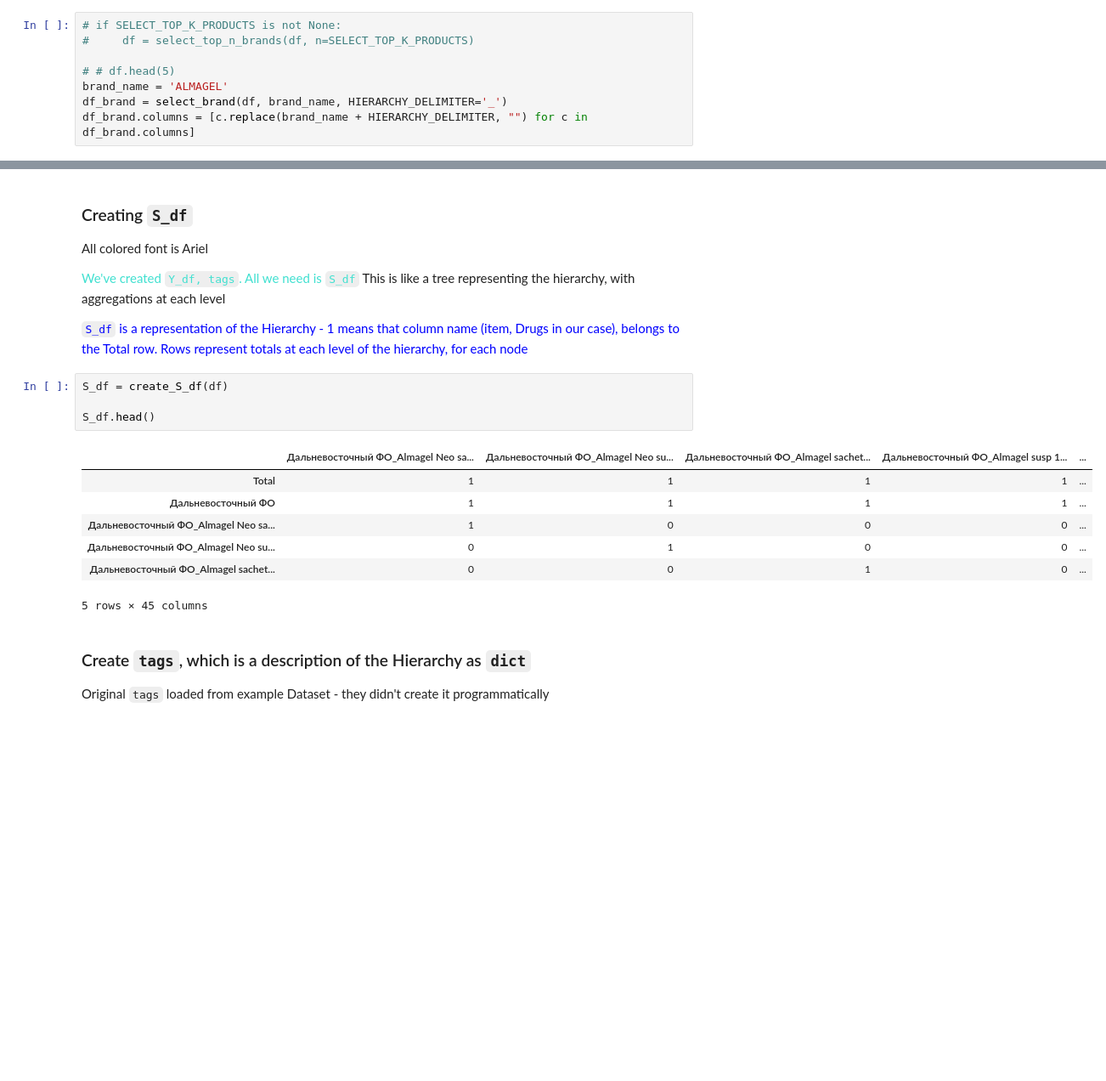
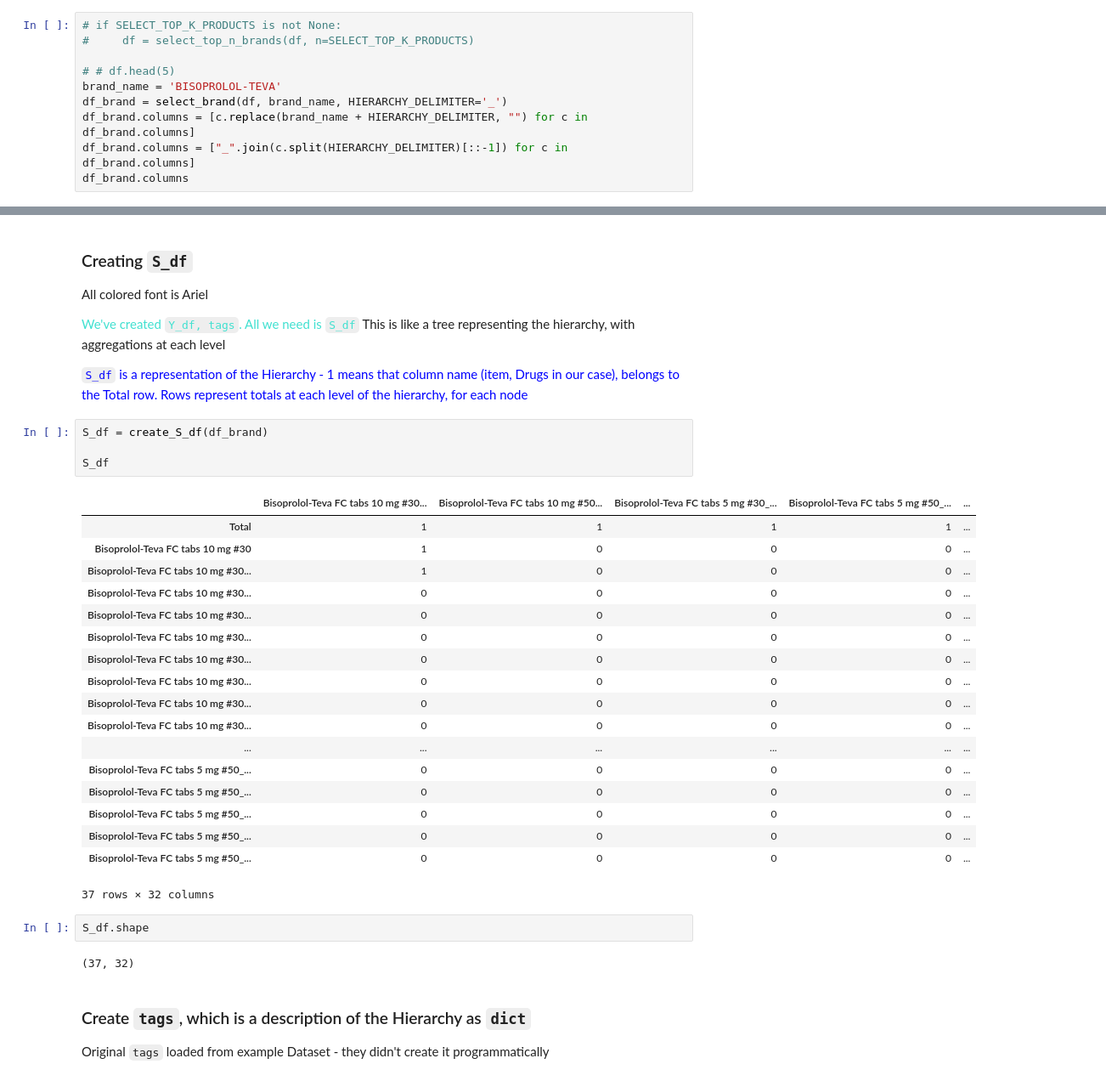
Before and after one commit to ariellubonja/hierarchical-time-series, a Jupyter notebook: hierarchical_ts_testing.ipynb, the cells around one changed output, grey strips where cells are left out. Shown at 85% size. Saved outputs shown, nothing was run; the diff lists cells and outputs as text; blank space fills up the shorter version.

```diff
--- a/hierarchical_ts_testing.ipynb
+++ b/hierarchical_ts_testing.ipynb
@@ -83,6 +92,8 @@ Saves compute
 #     df = select_top_n_brands(df, n=SELECT_TOP_K_PRODUCTS)
 
 # # df.head(5)
-brand_name = 'ALMAGEL'
+brand_name = 'BISOPROLOL-TEVA'
 df_brand = select_brand(df, brand_name, HIERARCHY_DELIMITER='_')
 df_brand.columns = [c.replace(brand_name + HIERARCHY_DELIMITER, "") for c in df_brand.columns]
+df_brand.columns = ["_".join(c.split(HIERARCHY_DELIMITER)[::-1]) for c in df_brand.columns]
+df_brand.columns
@@ -157,17 +231,32 @@ This is like a tree representing the hierarchy, with aggregations at each level
 
 <font color='blue'>`S_df` is a representation of the Hierarchy - 1 means that column name (item, Drugs in our case), belongs to the Total row. Rows represent totals at each level of the hierarchy, for each node</font>
 # %%
-S_df = create_S_df(df)
+S_df = create_S_df(df_brand)
 
-S_df.head()
+S_df
 # %% [output]
-|  | Дальневосточный ФО_Almagel Neo sa... | Дальневосточный ФО_Almagel Neo su... | Дальневосточный ФО_Almagel sachet... | Дальневосточный ФО_Almagel susp 1... | ... |
+|  | Bisoprolol-Teva FC tabs 10 mg #30... | Bisoprolol-Teva FC tabs 10 mg #50... | Bisoprolol-Teva FC tabs 5 mg #30_... | Bisoprolol-Teva FC tabs 5 mg #50_... | ... |
 | Total | 1 | 1 | 1 | 1 | ... |
-| Дальневосточный ФО | 1 | 1 | 1 | 1 | ... |
-| Дальневосточный ФО_Almagel Neo sa... | 1 | 0 | 0 | 0 | ... |
-| Дальневосточный ФО_Almagel Neo su... | 0 | 1 | 0 | 0 | ... |
-| Дальневосточный ФО_Almagel sachet... | 0 | 0 | 1 | 0 | ... |
+| Bisoprolol-Teva FC tabs 10 mg #30 | 1 | 0 | 0 | 0 | ... |
+| Bisoprolol-Teva FC tabs 10 mg #30... | 1 | 0 | 0 | 0 | ... |
+| Bisoprolol-Teva FC tabs 10 mg #30... | 0 | 0 | 0 | 0 | ... |
+| Bisoprolol-Teva FC tabs 10 mg #30... | 0 | 0 | 0 | 0 | ... |
+| Bisoprolol-Teva FC tabs 10 mg #30... | 0 | 0 | 0 | 0 | ... |
+| Bisoprolol-Teva FC tabs 10 mg #30... | 0 | 0 | 0 | 0 | ... |
+| Bisoprolol-Teva FC tabs 10 mg #30... | 0 | 0 | 0 | 0 | ... |
+| Bisoprolol-Teva FC tabs 10 mg #30... | 0 | 0 | 0 | 0 | ... |
+| Bisoprolol-Teva FC tabs 10 mg #30... | 0 | 0 | 0 | 0 | ... |
+| ... | ... | ... | ... | ... | ... |
+| Bisoprolol-Teva FC tabs 5 mg #50_... | 0 | 0 | 0 | 0 | ... |
+| Bisoprolol-Teva FC tabs 5 mg #50_... | 0 | 0 | 0 | 0 | ... |
+| Bisoprolol-Teva FC tabs 5 mg #50_... | 0 | 0 | 0 | 0 | ... |
+| Bisoprolol-Teva FC tabs 5 mg #50_... | 0 | 0 | 0 | 0 | ... |
+| Bisoprolol-Teva FC tabs 5 mg #50_... | 0 | 0 | 0 | 0 | ... |
-5 rows × 45 columns
+37 rows × 32 columns
+# %%
+S_df.shape
+# %% [output]
+(37, 32)
 # %% [markdown]
 ### Create `tags`, which is a description of the Hierarchy as `dict`
 
```
Also changed, not shown: parts of 32 cells of this notebook.
